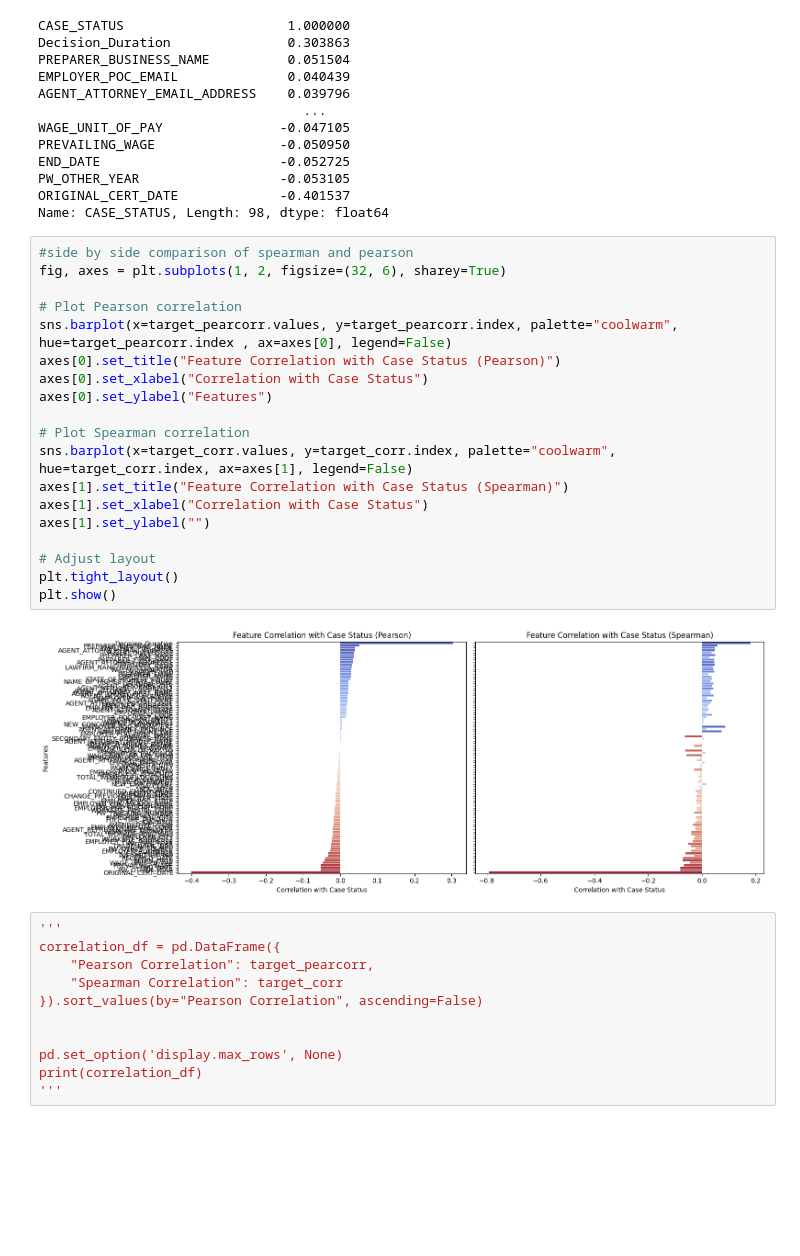
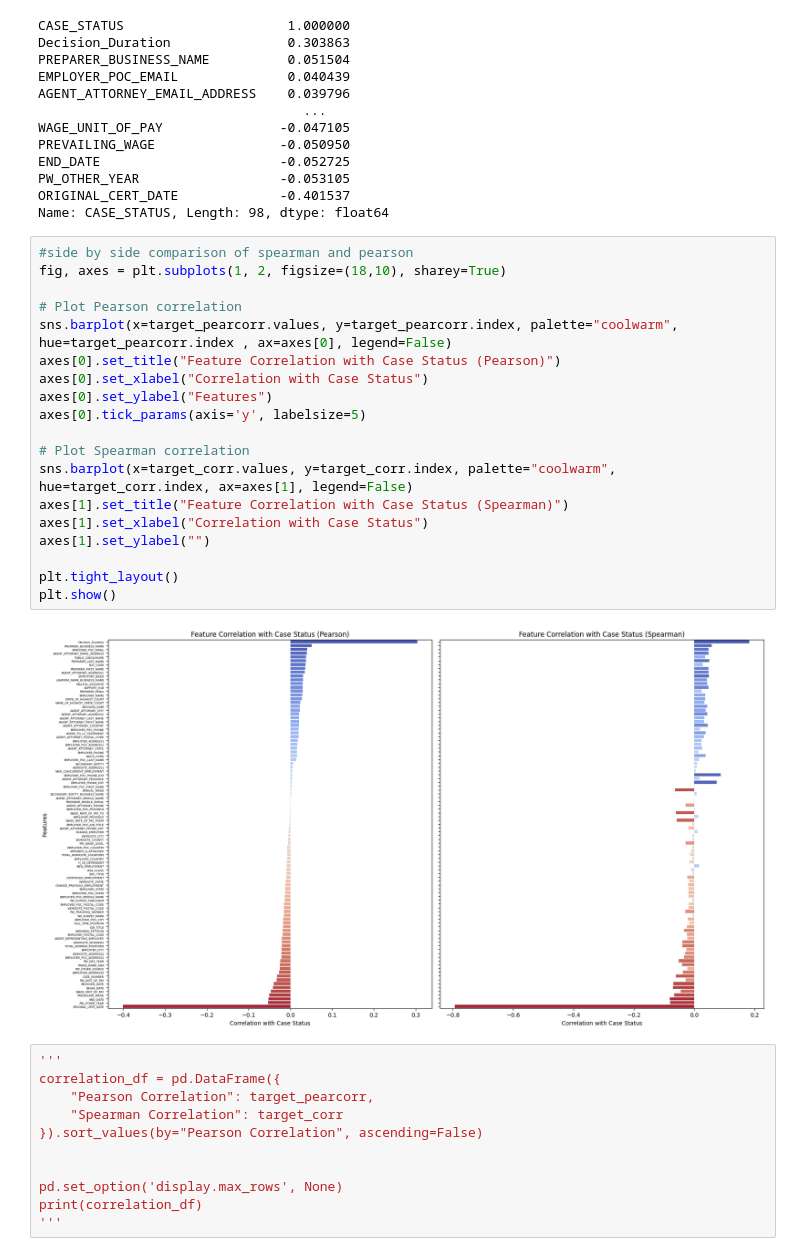
Before and after one commit to chm011/Capstone, a Jupyter notebook: Correlation_Test.ipynb, the cells around one changed output. Cells and saved outputs as stored; diff of their text form; blank space fills up the shorter version.

```diff
--- a/Correlation_Test.ipynb
+++ b/Correlation_Test.ipynb
@@ -192,25 +192,25 @@ ORIGINAL_CERT_DATE             -0.401537
 Name: CASE_STATUS, Length: 98, dtype: float64
 # %%
 #side by side comparison of spearman and pearson
-fig, axes = plt.subplots(1, 2, figsize=(32, 6), sharey=True)
+fig, axes = plt.subplots(1, 2, figsize=(18,10), sharey=True)
 
 # Plot Pearson correlation
 sns.barplot(x=target_pearcorr.values, y=target_pearcorr.index, palette="coolwarm", hue=target_pearcorr.index , ax=axes[0], legend=False)
 axes[0].set_title("Feature Correlation with Case Status (Pearson)")
 axes[0].set_xlabel("Correlation with Case Status")
 axes[0].set_ylabel("Features")
+axes[0].tick_params(axis='y', labelsize=5)
 
 # Plot Spearman correlation
 sns.barplot(x=target_corr.values, y=target_corr.index, palette="coolwarm", hue=target_corr.index, ax=axes[1], legend=False)
 axes[1].set_title("Feature Correlation with Case Status (Spearman)")
 axes[1].set_xlabel("Correlation with Case Status")
 axes[1].set_ylabel("")
 
-# Adjust layout
 plt.tight_layout()
 plt.show()
 # %% [output]
-[figure, old version]
+[figure, new version]
 # %%
 '''
 correlation_df = pd.DataFrame({
```
Also changed, not shown: parts of 1 cell of this notebook.
